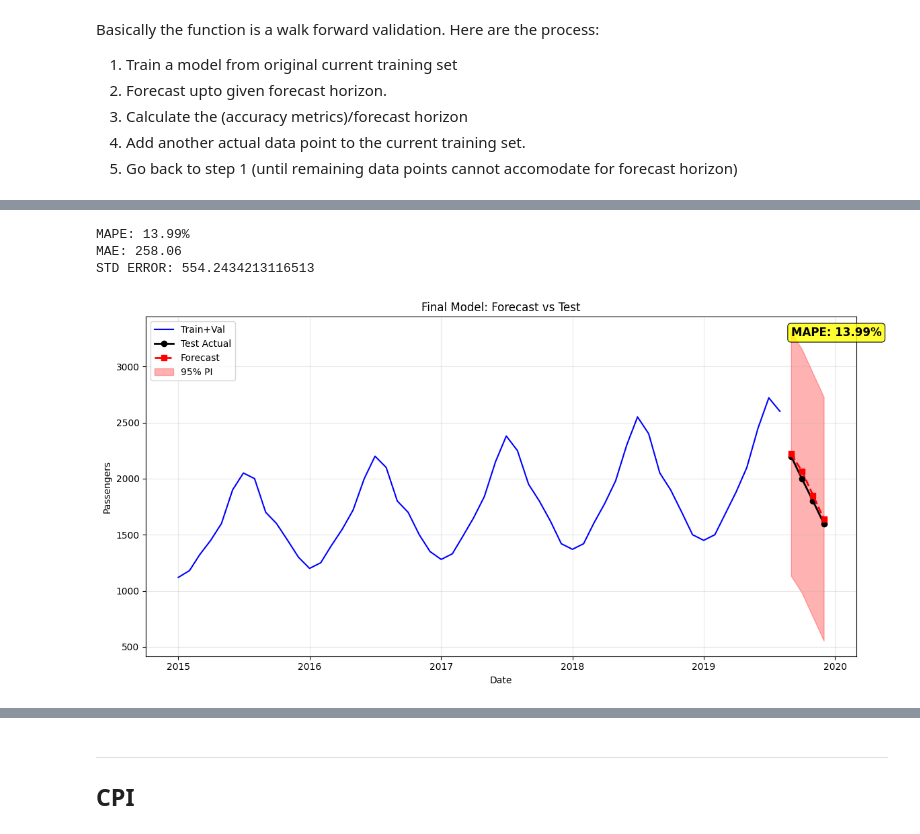
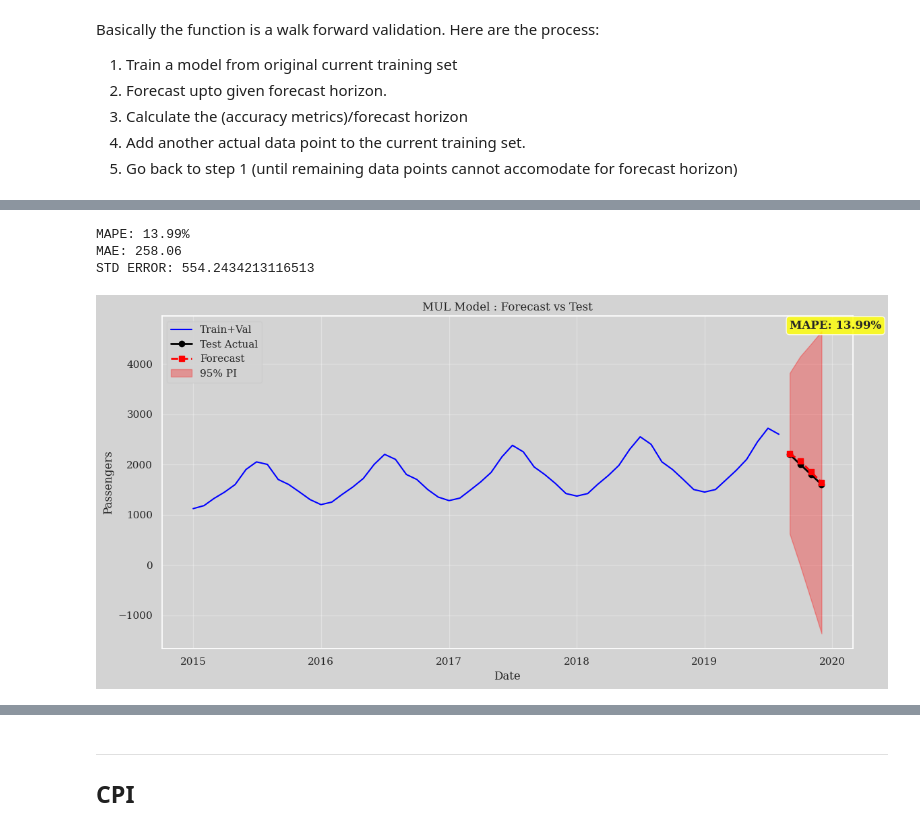
Before and after one commit to RomandRapido/APM1215-TimeSeries, a Jupyter notebook: FA2_Lansangan/FA2_Lansangan.ipynb, the cells around one changed output, grey strips where cells are left out. Cells and saved outputs as stored; diff of their text form; code cells hidden in the pictures.

```diff
--- a/FA2_Lansangan/FA2_Lansangan.ipynb
+++ b/FA2_Lansangan/FA2_Lansangan.ipynb
@@ -3,6 +3,12 @@ import pandas as pd
 import matplotlib.pyplot as plt
 import seaborn as sns
 import numpy as np
+from statsmodels.tsa.api import ExponentialSmoothing, SimpleExpSmoothing, Holt
+
+sns.set_theme()
+plt.rcParams['figure.facecolor'] = 'lightgrey'
+plt.rcParams['axes.facecolor'] = 'lightgrey'
+plt.rcParams['font.family'] = 'serif'
 # %% [markdown]
 ### Airline Passengers
 # %%
@@ -206,5 +333,5 @@ Basically the function is a walk forward validation. Here are the process:
 # %%
-def final_model_evaluation(train_set, val_set, test_set):
+def final_model_evaluation(train_set, val_set, test_set, seasonal):
         from statsmodels.tsa.holtwinters import ExponentialSmoothing
 
         train_val = pd.concat([train_set, val_set])
@@ -212,7 +339,7 @@ def final_model_evaluation(train_set, val_set, test_set):
         model = ExponentialSmoothing(
         train_val,
         trend='add',
-        seasonal='mul',
+        seasonal=seasonal,
         seasonal_periods=12
         ).fit()
 
@@ -225,8 +352,15 @@ def final_model_evaluation(train_set, val_set, test_set):
         residuals = train_val.values - fitted.values
         std_error = np.std(residuals[~np.isnan(residuals)])  # Remove NaN values
 
-        lower_bound = forecast.values - 1.96 * std_error
-        upper_bound = forecast.values + 1.96 * std_error
+        forecast_errors = []
+        for i in range(len(test_set)):
+                h = i + 1
+                # Std formula for Holt-Winters models
+                se = std_error * np.sqrt(1 + h + (h**2)/6)
+                forecast_errors.append(se)
+
+        lower_bound = forecast.values - 1.96 * np.array(forecast_errors)
+        upper_bound = forecast.values + 1.96 * np.array(forecast_errors)
 
         print(f"MAPE: {mape:.2f}%")
         print(f"MAE: {np.mean(np.abs(test_set.values - forecast.values)):.2f}")
@@ -239,33 +373,33 @@ def final_model_evaluation(train_set, val_set, test_set):
 
         # Plot test actual and forecast
         plt.plot(test_set.index, test_set.values,
                 'o-', label='Test Actual', color='black', linewidth=2)
         plt.plot(test_set.index, forecast.values,
                 's--', label='Forecast', color='red', linewidth=2)
 
         # Plot prediction intervals
         plt.fill_between(test_set.index, lower_bound, upper_bound,
                         alpha=0.3, color='red', label='95% PI')
 
         # Add MAPE annotation
         plt.text(test_set.index[0], plt.ylim()[1] * 0.95,
                 f'MAPE: {mape:.2f}%',
                 fontsize=12, fontweight='bold',
                 bbox=dict(boxstyle='round', facecolor='yellow', alpha=0.8))
 
-        plt.title('Final Model: Forecast vs Test')
+        plt.title(f'{seasonal.upper()} Model : Forecast vs Test')
         plt.xlabel('Date')
         plt.ylabel('Passengers')
         plt.legend()
         plt.grid(True, alpha=0.3)
         plt.tight_layout()
         plt.show()
 
         return model, forecast, mape
 
-model, forecast, mape = final_model_evaluation(train, val, test)
+model, forecast, mape = final_model_evaluation(train, val, test, seasonal='mul')
 # %% [output]
 MAPE: 13.99%
 MAE: 258.06
 STD ERROR: 554.2434213116513
-[figure, old version]
+[figure, new version]
```
Also changed, not shown: parts of 42 cells of this notebook, 5 other files.
